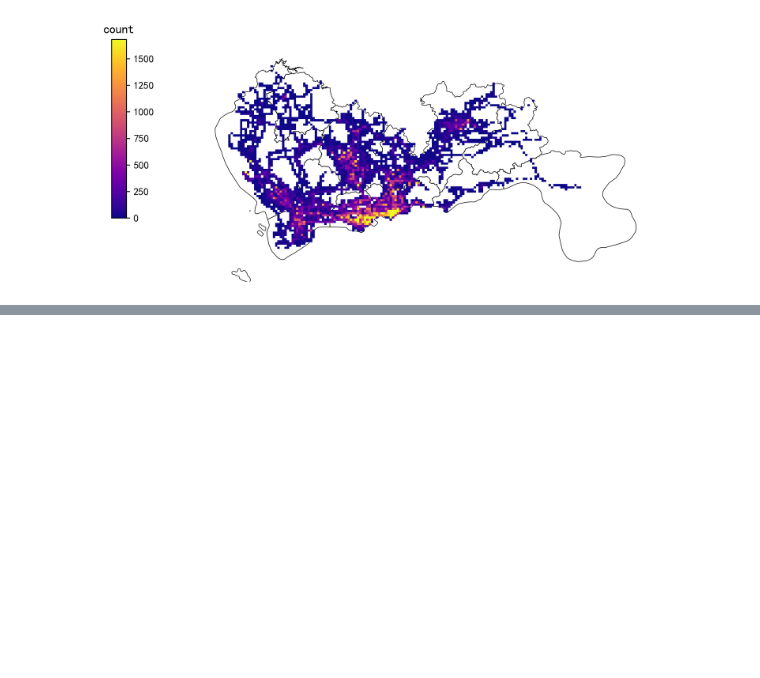
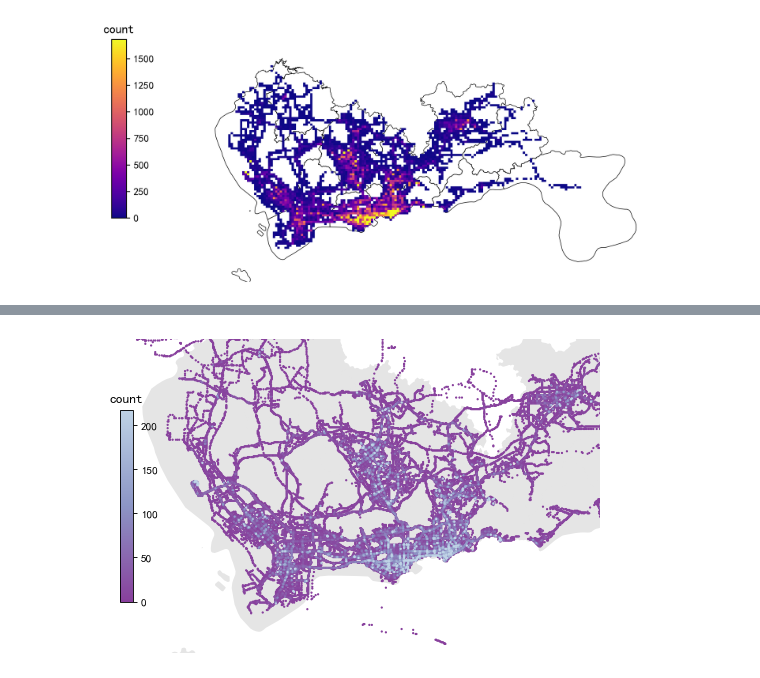
Before and after one commit to raingrain/evaluation-and-analysis-of-gps-data-for-taxi-in-shenzhen, a Jupyter notebook: src/main.ipynb, the cells around one changed output, grey strips where cells are left out. Drawn from its saved outputs; the diff is of its cells as text; code cells hidden in the pictures; blank space fills up the shorter version.

```diff
--- a/src/main.ipynb
+++ b/src/main.ipynb
@@ -500,0 +504,9 @@ plt.show()
+# %%
+# 经纬度小数点保留三位小数简便计算
+data2 = data[['Lng', 'Lat']].round(3).copy()
+# 统计每个小范围内数据量
+data2['count'] = 1
+data2 = data2.groupby(['Lng', 'Lat'])['count'].count().reset_index()
+# 排序数据，让数据量小的放上面先画，数据大的放下面最后画
+data2 = data2.sort_values(by='count')
+data2
@@ -500,0 +527,28 @@ plt.show()
+# %%
+# 将统计的GPS点以散点图的形式绘制
+# 创建图框
+fig = plt.figure(1, (8, 8), dpi=80)
+ax = plt.subplot(111)
+plt.sca(ax)
+# 绘制行政区划的边界
+bounds = [113.7, 22.42, 114.3, 22.8]
+sz.plot(ax=ax, edgecolor=(0, 0, 0, 0), facecolor=(0, 0, 0, 0.1), linewidths=0.5)
+# 定义colorbar
+pallete_name = "BuPu"
+colors = sns.color_palette(pallete_name, 3)
+colors.reverse()
+cmap = mpl.colors.LinearSegmentedColormap.from_list(pallete_name, colors)
+vmax = data2['count'].quantile(0.99)
+norm = mpl.colors.Normalize(vmin=0, vmax=vmax)
+# 绘制散点图
+plt.scatter(data2['Lng'], data2['Lat'], s=1, alpha=1, c=data2['count'], cmap=cmap, norm=norm)
+plt.axis('off')
+plt.xlim(bounds[0], bounds[2])
+plt.ylim(bounds[1], bounds[3])
+# 绘制colorbar
+cax = plt.axes([0.15, 0.33, 0.02, 0.3])
+plt.colorbar(cax=cax)
+plt.title('count')
+plt.show()
+# %% [output]
+[figure, added]
```
Also changed, not shown: parts of 4 cells of this notebook.
